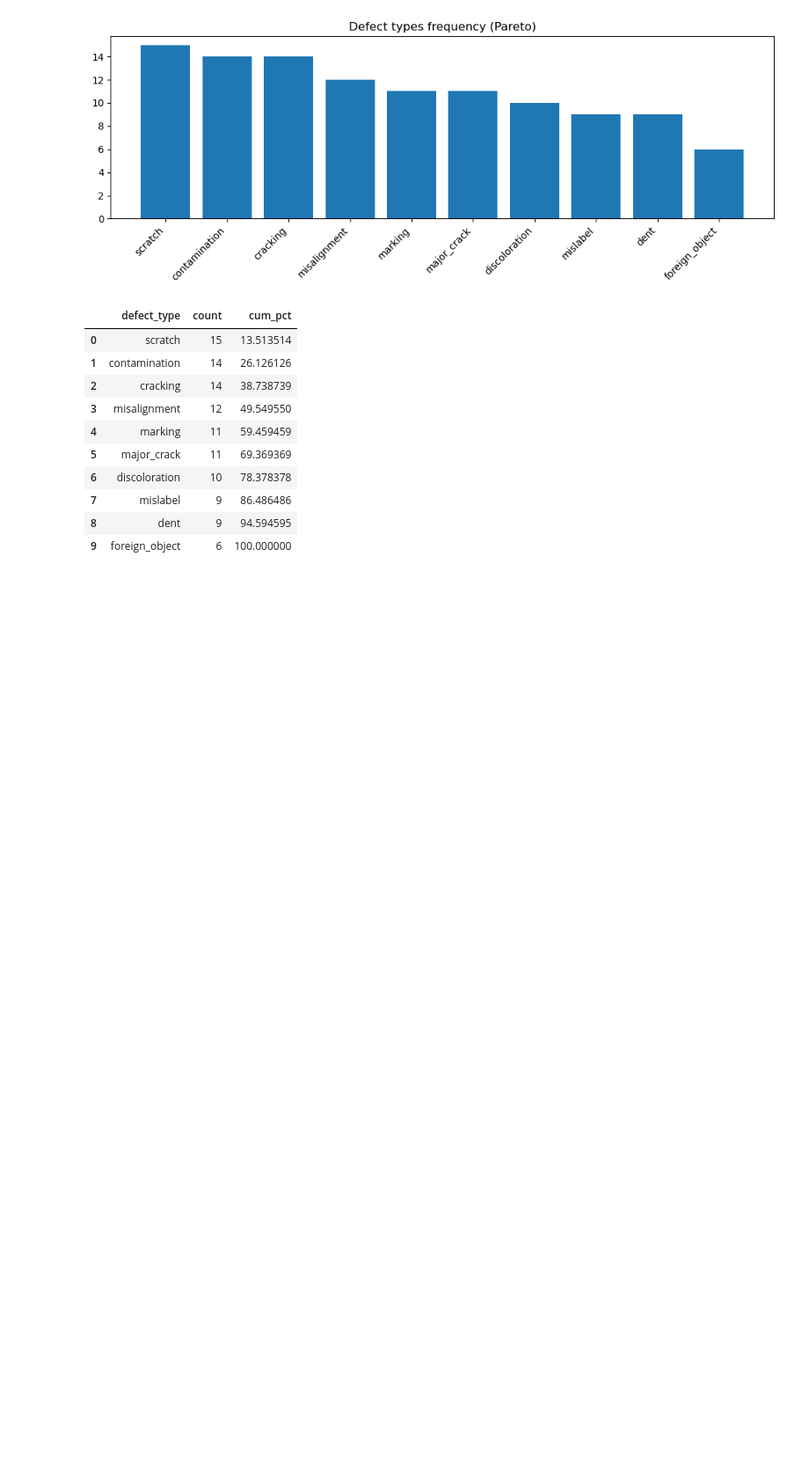
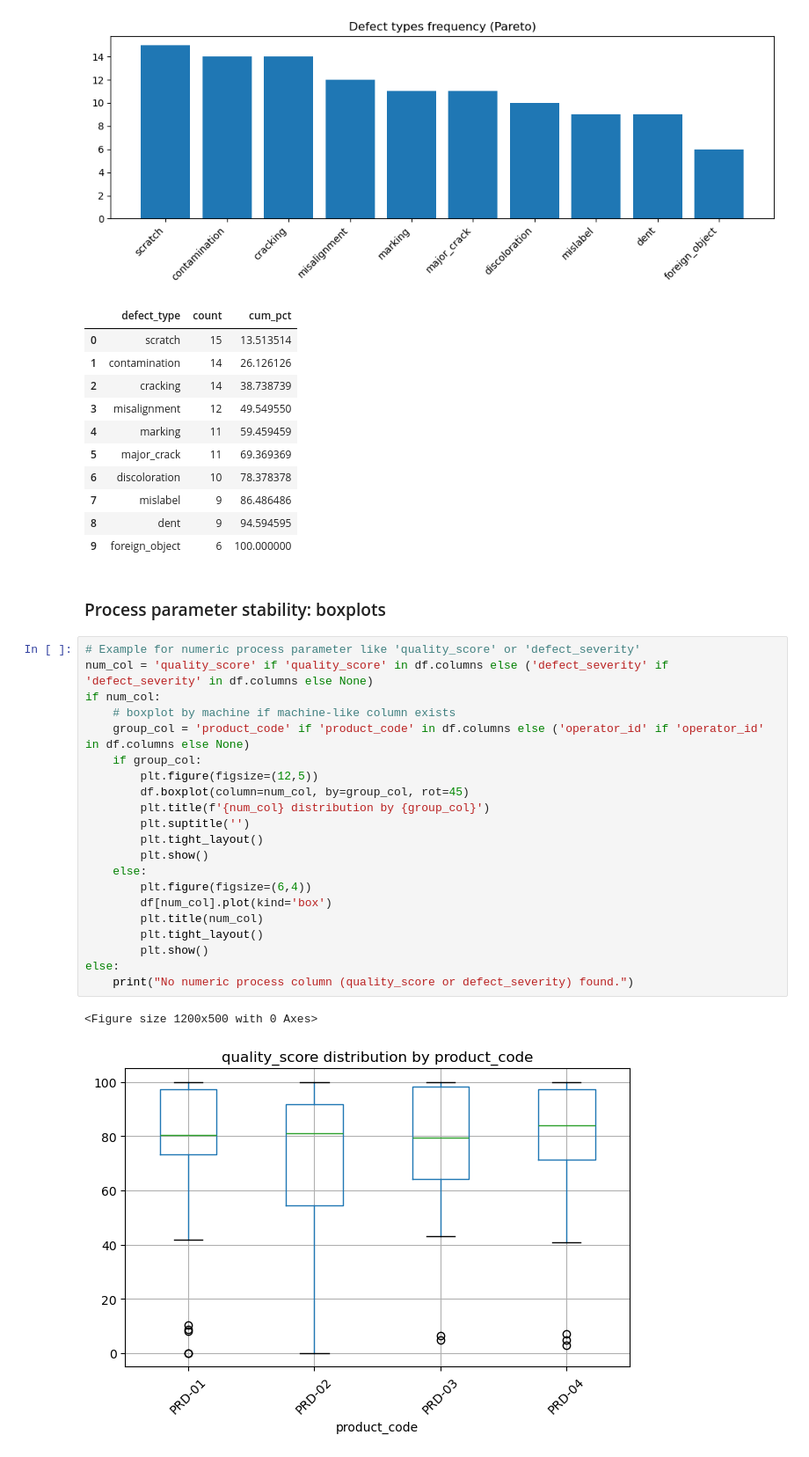
Before and after one commit to bbhatta10/Smart-Quality-Analysis, a Jupyter notebook: ManuQuality.ipynb, the cells around one changed output. Shown at 88% size. Cells and saved outputs as stored; diff of their text form; blank space fills up the shorter version.

```diff
--- a/ManuQuality.ipynb
+++ b/ManuQuality.ipynb
@@ -231,3 +231,29 @@ else:
 | 7 | mislabel | 9 | 86.486486 |
 | 8 | dent | 9 | 94.594595 |
 | 9 | foreign_object | 6 | 100.000000 |
+# %% [markdown]
+### Process parameter stability: boxplots
+# %%
+# Example for numeric process parameter like 'quality_score' or 'defect_severity'
+num_col = 'quality_score' if 'quality_score' in df.columns else ('defect_severity' if 'defect_severity' in df.columns else None)
+if num_col:
+    # boxplot by machine if machine-like column exists
+    group_col = 'product_code' if 'product_code' in df.columns else ('operator_id' if 'operator_id' in df.columns else None)
+    if group_col:
+        plt.figure(figsize=(12,5))
+        df.boxplot(column=num_col, by=group_col, rot=45)
+        plt.title(f'{num_col} distribution by {group_col}')
+        plt.suptitle('')
+        plt.tight_layout()
+        plt.show()
+    else:
+        plt.figure(figsize=(6,4))
+        df[num_col].plot(kind='box')
+        plt.title(num_col)
+        plt.tight_layout()
+        plt.show()
+else:
+    print("No numeric process column (quality_score or defect_severity) found.")
+# %% [output]
+<Figure size 1200x500 with 0 Axes>
+[figure, added]
```
Also changed, not shown: parts of 10 cells of this notebook, 1 other file.
